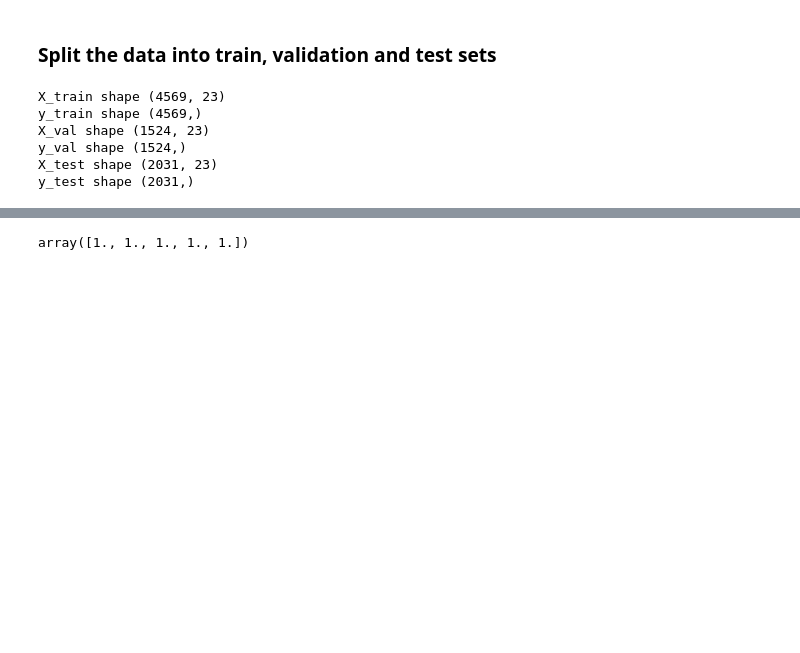
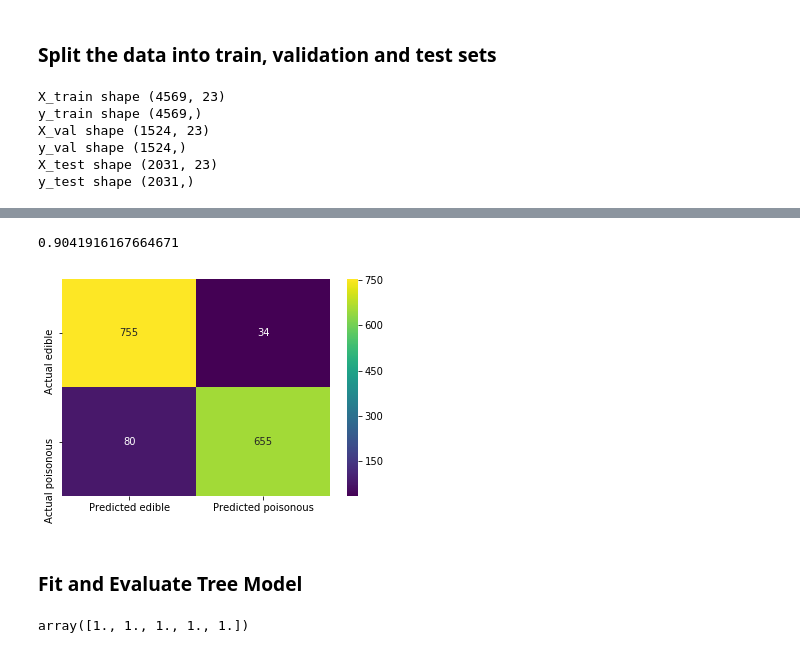
Before and after one commit to dggasque/mushroom_classifier, a Jupyter notebook: notebooks/Mushroom_Classification.ipynb, the cells around one changed output, grey strips where cells are left out. Drawn from its saved outputs; the diff is of its cells as text; code cells hidden in the pictures; blank space fills up the shorter version.

```diff
--- a/notebooks/Mushroom_Classification_ Process.ipynb
+++ b/notebooks/Mushroom_Classification.ipynb
@@ -79,0 +90,12 @@ X_test = X_test[features]
+# %%
+import category_encoders as ce
+from sklearn.model_selection import cross_val_score
+from sklearn.pipeline import make_pipeline
+from sklearn.linear_model import LogisticRegression
+
+pipeline = make_pipeline(
+    ce.OrdinalEncoder(),
+    LogisticRegression(solver='lbfgs')
+)
+
+cross_val_score(pipeline, X_train, y_train, scoring='roc_auc', cv=5)
@@ -79,0 +104,2 @@ X_test = X_test[features]
+# %%
+pipeline.fit(X_train, y_train)
@@ -79,0 +141,13 @@ X_test = X_test[features]
+# %%
+y_pred = pipeline.predict(X_val)
+# %%
+from sklearn.metrics import confusion_matrix
+from sklearn.utils.multiclass import unique_labels
+import seaborn as sns
+
+def plot_confusion_matrix(y_true, y_pred):
+    labels = unique_labels(y_true)
+    columns = [f'Predicted {label}' for label in labels]
+    index = [f'Actual {label}' for label in labels]
+    table = pd.DataFrame(confusion_matrix(y_true, y_pred), columns=columns, index=index)
+    return sns.heatmap(table, annot=True, fmt='d', cmap='viridis')
@@ -80,3 +166,15 @@ X_test = X_test[features]
+# %%
+from sklearn.metrics import precision_score
+
+precision_score(y_val, y_pred, pos_label= 'edible', average='binary')
+# %% [output]
+0.9041916167664671
+# %%
+plot_confusion_matrix(y_val, y_pred);
+# %% [output]
+[figure, added]
+# %% [markdown]
+### Fit and Evaluate Tree Model
 # %%
 import category_encoders as ce
 from sklearn.model_selection import cross_val_score
```
Also changed, not shown: parts of 23 cells of this notebook, 20 other files.
